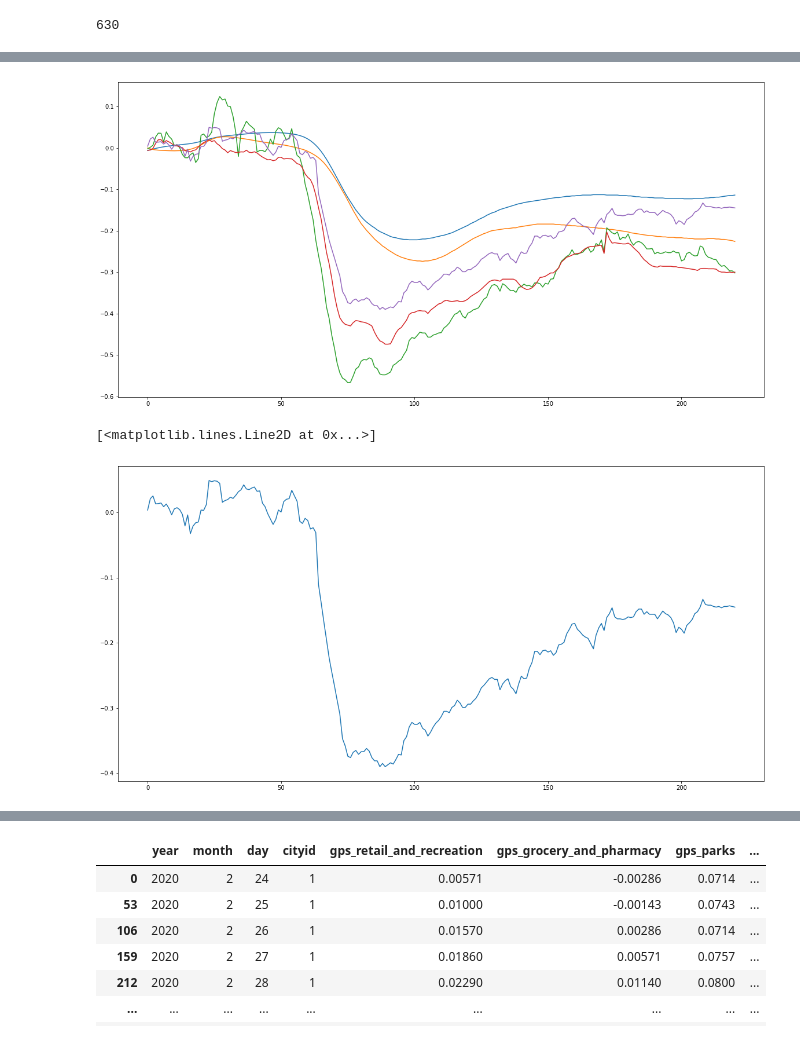
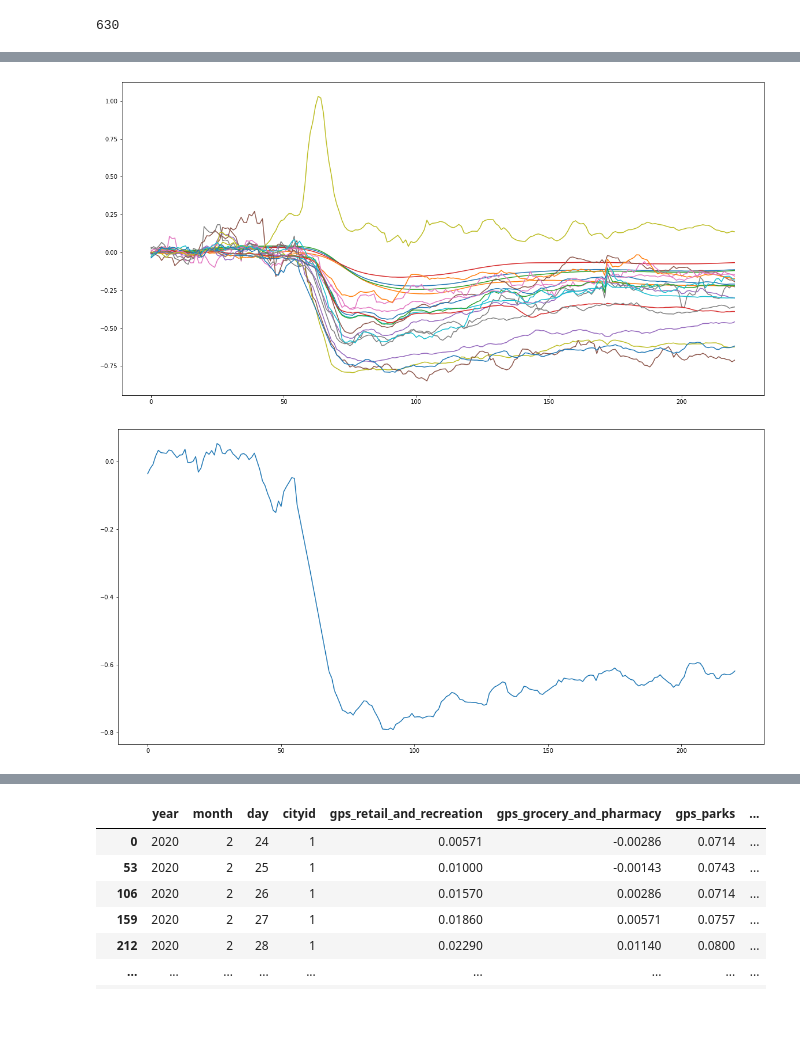
Before and after one commit to akkvjoe/MLDA_DLW, a Jupyter notebook: trail.ipynb, the cells around one changed output, grey strips where cells are left out. Saved outputs shown, nothing was run; the diff lists cells and outputs as text; code cells hidden in the pictures; blank space fills up the shorter version.

```diff
--- a/trail.ipynb
+++ b/trail.ipynb
@@ -182,24 +182,24 @@ b = []
 # a.append(list(temp["Employment Combined"]["City"]["emp_combined_incmiddle"][:]))
 for i in temp["Employment Combined"]["City"]:
     if "emp" in i:
-        a.append(list(temp["Employment Combined"]["City"][i][372:-37]))
+        a.append(list(temp["Employment Combined"]["City"][i][:]))
         b.append("Employment Combined" + i)
 #d
-print(temp["Employment Combined"]["City"].iloc[-1])
-print(temp["Affinity"]["City"].iloc[-38])
-print(temp["Womply Merchants"]["City"].iloc[-40])
+# print(temp["Employment Combined"]["City"].iloc[-1])
+# print(temp["Affinity"]["City"].iloc[-38])
+# print(temp["Womply Merchants"]["City"].iloc[-40])
 #e
 #a.append(list(temp["Womply Revenue"]["City"]["revenue_all"][4:-39]))
 for i in temp["Womply Revenue"]["City"]:
     if "revenue" in i:
-        a.append(list(temp["Womply Revenue"]["City"][i][372:-37]))
+        a.append(list(temp["Womply Revenue"]["City"][i][4:-39]))
         b.append("Womply Revenue" + i)
-for i in temp["Womply Merchants"]["City"]["City"]:
+for i in temp["Womply Merchants"]["City"]:
     if "merchants" in i:
-        a.append(list(temp["Womply Merchants"]["City"]["City"][i][372:-37]))
+        a.append(list(temp["Womply Merchants"]["City"][i][4:-39]))
         b.append("Womply Merchants" + i)
-a.append(list(temp["Womply Merchants"]["City"]["merchants_all"][4:-39]))
-a.append(list(temp["Affinity"]["City"]["spend_all"][372:-37]))
+# a.append(list(temp["Womply Merchants"]["City"]["merchants_all"][4:-39]))
+# a.append(list(temp["Affinity"]["City"]["spend_all"][372:-37]))
 for i in temp["Affinity"]["City"]:
     if "spend" in i:
         a.append(list(temp["Affinity"]["City"][i][372:-37]))
@@ -240,6 +222,8 @@ Name: 11872, dtype: float64
 # #e
 # print(temp["Womply Merchants"]["City"].iloc[-40])
 # a.append(temp["Womply Revenue"]["City"]["revenue_all"])
+# %%
+idx = b.index('Affinityspend_tws')
 # %%
 len(temp["Affinity"]["City"]["spend_all"])
 # %% [output]
@@ -250,13 +252,15 @@ data.columns = ["a","b","c","d","e"]
 # %%
+
 for i in a:
     plt.plot(i)
+plt.savefig("all_param.jpg")
 # %% [output]
-[figure, old version]
+[figure, new version]
 # %%
-plt.plot(a[-1])
+plt.plot(a[idx])
+plt.savefig("spend.jpg")
 # %% [output]
-[<matplotlib.lines.Line2D at 0x...>]
-[figure, old version]
+[figure, new version]
 # %%
 data
 # %% [output]
```
Also changed, not shown: parts of 17 cells of this notebook, 3 other files.
